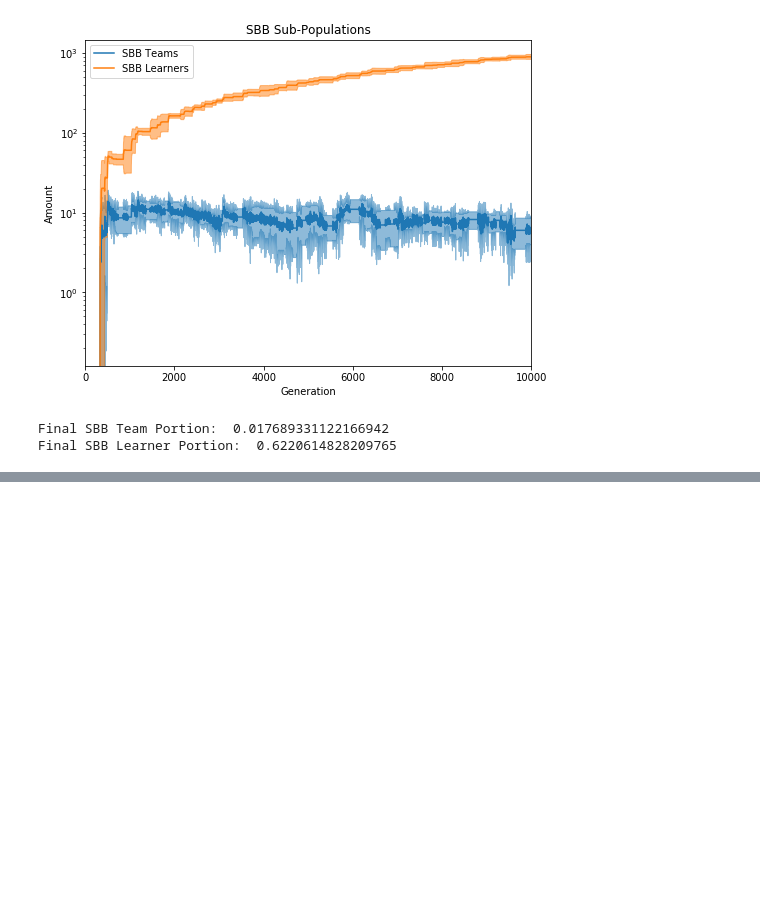
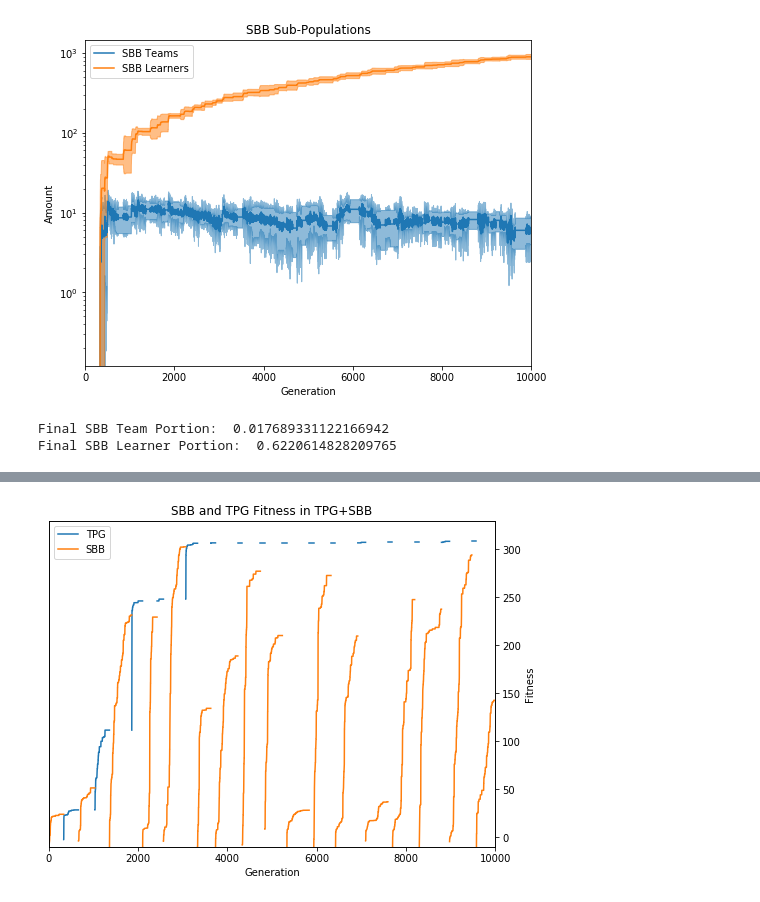
Before and after one commit to Ryan-Amaral/gp-bipedal-walker-analysis, a Jupyter notebook: basic_analysis.ipynb, the cells around one changed output, grey strips where cells are left out. Cells and saved outputs as stored; diff of their text form; code cells hidden in the pictures; blank space fills up the shorter version.

Commit message:
aadded tpg and sbb seperate fitness plot

```diff
--- a/basic_analysis.ipynb
+++ b/basic_analysis.ipynb
@@ -504,0 +510,80 @@ Final SBB Learner Portion:  0.6220614828209765
+# %%
+df_tpg = pd.read_csv("run-data/tpgsbb/4/log-tpg.csv")
+df_sbb = pd.read_csv("run-data/tpgsbb/4/log-sbb.csv")
+
+tpg_x = []
+tpg_y = []
+sbb_x = [[]]
+sbb_y = [[]]
+
+on_sbb = True
+g_old = 0
+tpg_i = 0
+sbb_i = 0
+
+max_sbb = 0
+max_tpg = 0
+
+for g in range(10000):
+    if on_sbb:
+        sbb_x[-1].append(g)
+        sbb_y[-1].append(df_sbb.iloc[sbb_i,2])
+        sbb_i += 1
+        # switch to reading from tpg up to g_old
+        if df_sbb.iloc[sbb_i,0] != g_old:
+            on_sbb = False
+            tpg_x.append([])
+            tpg_y.append([])
+            g_old = df_sbb.iloc[sbb_i,0]
+
+        if sbb_y[-1][-1] > max_sbb:
+            max_sbb = sbb_y[-1][-1]
+
+    else:
+        tpg_x[-1].append(g)
+        tpg_y[-1].append(df_tpg.iloc[tpg_i,3])
+        tpg_i += 1
+        # switch back to sbb when g_old reached
+        if df_tpg.iloc[tpg_i,0] == g_old:
+            on_sbb = True
+            sbb_x.append([])
+            sbb_y.append([])
+
+        if tpg_y[-1][-1] > max_tpg:
+            max_tpg = tpg_y[-1][-1]
+
+
+plt.figure(figsize=(8,6))
+
+for i in range(len(tpg_x)):
+    if i == 0:
+        plt.plot(tpg_x[i], tpg_y[i], color=colors[0], label="TPG")
+    else:
+        plt.plot(tpg_x[i], tpg_y[i], color=colors[0])
+
+for i in range(len(sbb_x)):
+    if i == 0:
+        plt.plot(sbb_x[i], sbb_y[i], color=colors[1], label="SBB")
+    else:
+        plt.plot(sbb_x[i], sbb_y[i], color=colors[1])
+
+plt.title("SBB and TPG Fitness in TPG+SBB")
+plt.xlabel("Generation")
+plt.xlim(0,10000)
+plt.yticks(np.arange(-40, 2001, 5000))
+ylim = plt.ylim(-10, 330)
+plt.legend()
+
+ax = plt.twinx()
+ax.set_ylim(ylim)
+#ax.set_yticks(np.arange(0, 61, 5))
+ax.yaxis.set_label_position("right")
+plt.ylabel("Fitness")
+
+plt.savefig("images/evo-tpgsbb-fit.pdf", bbox_inches = 'tight')
+
+print("SBB:", max_sbb)
+print("TPG:", max_tpg)
+
+plt.show()
+# %% [output]
@@ -504,0 +592 @@ Final SBB Learner Portion:  0.6220614828209765
+[figure, added]
```
Also changed, not shown: parts of 2 cells of this notebook, 10 other files.
